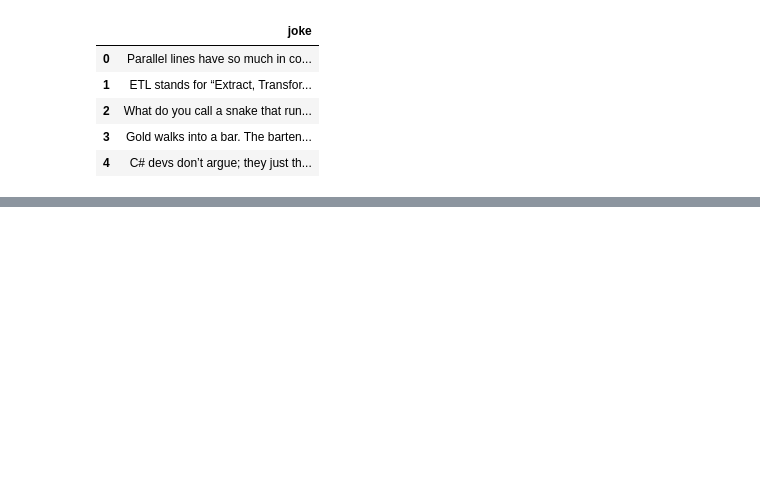
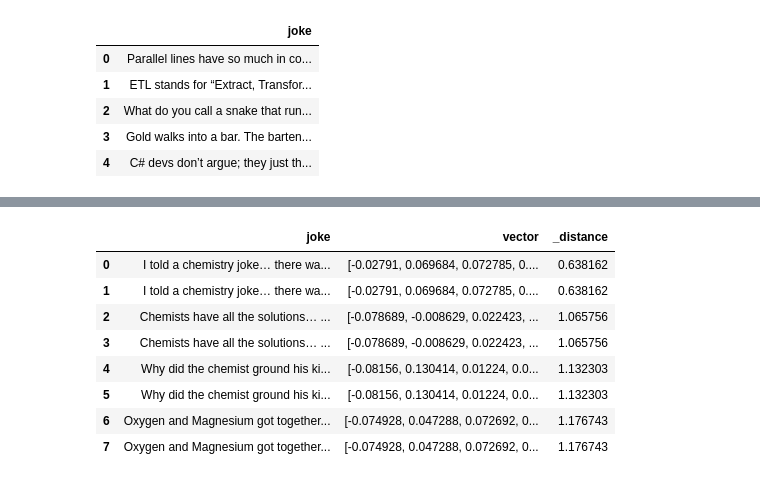
Before and after one commit to LisaYllander92/ai_ops_course, a Jupyter notebook: 09_lancedb/lancedb_basics.ipynb, the cells around one changed output, grey strips where cells are left out. Saved outputs shown, nothing was run; the diff lists cells and outputs as text; code cells hidden in the pictures; blank space fills up the shorter version.

```diff
--- a/09_lancedb/lancedb_basics.ipynb
+++ b/09_lancedb/lancedb_basics.ipynb
@@ -191,0 +229,12 @@ NameError: name 'table_jokes' is not defined
+# %%
+table_jokes.search("give me chemistry related jokes").limit(8).to_pandas()
+# %% [output]
+|  | joke | vector | _distance |
+| 0 | I told a chemistry joke… there wa... | [-0.02791, 0.069684, 0.072785, 0.... | 0.638162 |
+| 1 | I told a chemistry joke… there wa... | [-0.02791, 0.069684, 0.072785, 0.... | 0.638162 |
+| 2 | Chemists have all the solutions… ... | [-0.078689, -0.008629, 0.022423, ... | 1.065756 |
+| 3 | Chemists have all the solutions… ... | [-0.078689, -0.008629, 0.022423, ... | 1.065756 |
+| 4 | Why did the chemist ground his ki... | [-0.08156, 0.130414, 0.01224, 0.0... | 1.132303 |
+| 5 | Why did the chemist ground his ki... | [-0.08156, 0.130414, 0.01224, 0.0... | 1.132303 |
+| 6 | Oxygen and Magnesium got together... | [-0.074928, 0.047288, 0.072692, 0... | 1.176743 |
+| 7 | Oxygen and Magnesium got together... | [-0.074928, 0.047288, 0.072692, 0... | 1.176743 |
```
Also changed, not shown: parts of 12 cells of this notebook, 21 other files.
